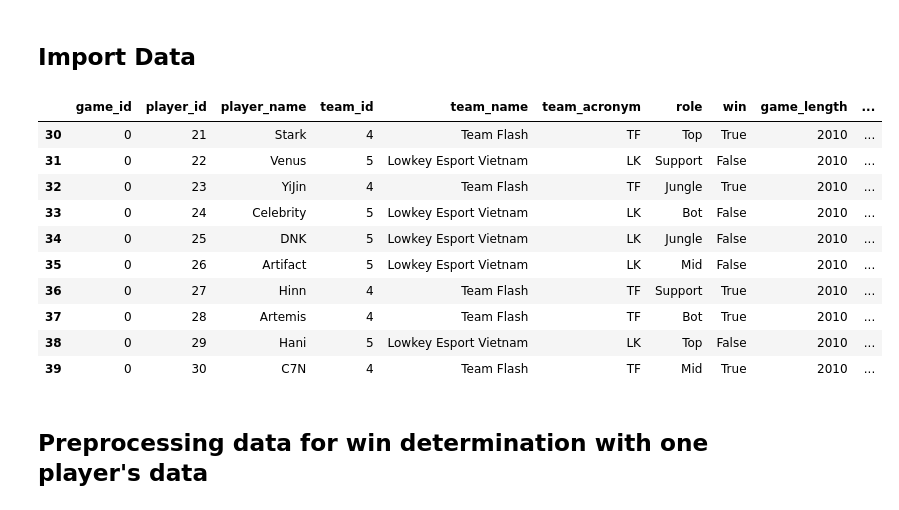
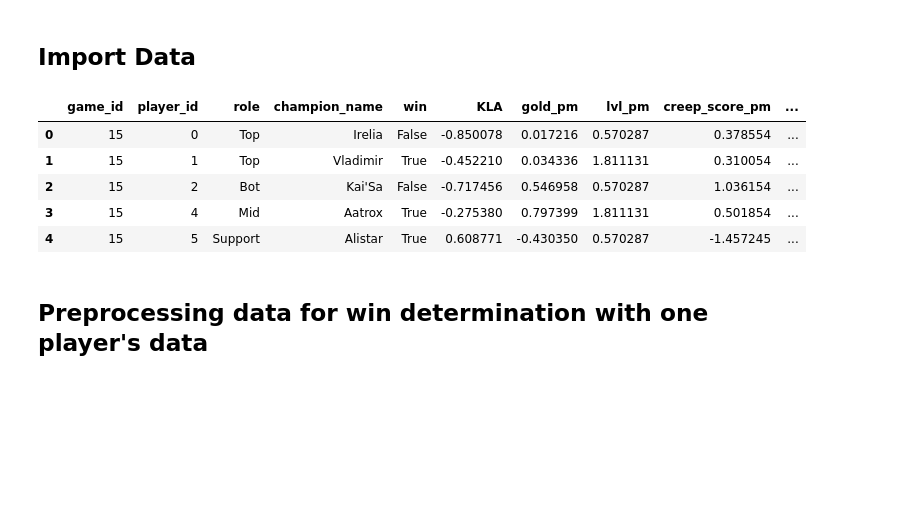
Before and after one commit to ARTHURVANBELLE/AI_LAB_MA1, a Jupyter notebook: models/1_models_win_loose.ipynb, the cells around one changed output. Cells and saved outputs as stored; diff of their text form; code cells hidden in the pictures; blank space fills up the shorter version.

```diff
--- a/models/1_models_win_loose.ipynb
+++ b/models/1_models_win_loose.ipynb
@@ -75,41 +41,22 @@ import xgboost as xgb
 # %% [markdown]
 ## Import Data
 # %%
-df_game_events = pd.read_csv("../data/game_events.csv")
-game_events_features = ['timestamp', 'event_type', 'killer_id', 'killer_name', 'killer_team_id',]
+df_game_players_normalized_features = pd.read_csv("../data/processed/game_players_normalized_features.csv")
+df_game_players_normalized_features.head()
 
-df_game_metadata = pd.read_csv("../data/game_metadata.csv")
-game_metadata_features = ['game_id']
+df_game_players_normalized_features_columns = df_game_players_normalized_features.columns
 
-df_game_players_stats = pd.read_csv("../data/game_players_stats.csv")
-df_game_players_stats.head()
-
-game_players_stats_features_num = ['game_length', 'champion_name', 'tower_kills', 'inhibitor_kills', 'dragon_kills', 'herald_kills', 'baron_kills',
-                               'player_kills', 'player_deaths', 'player_assists','total_minions_killed', 'gold_earned', 'level',
-                               'total_damage_dealt','total_damage_dealt_to_champions', 'total_damage_taken', 'wards_placed',
-                               'largest_killing_spree', 'largest_multi_kill']
-
-game_players_stats_features_by_user_num = ['player_kills', 'player_deaths', 'player_assists', 'total_minions_killed', 'gold_earned', 'level',
-                                            'total_damage_dealt', 'total_damage_dealt_to_champions', 'total_damage_taken', 'wards_placed',
-                                            'largest_killing_spree', 'largest_multi_kill']
-game_players_stats_features_by_user_cat = ['champion_name']
 
 pd.set_option('display.max_columns', None)
 pd.set_option('display.max_rows', None)
-match_players = df_game_players_stats[df_game_players_stats['game_id'] == 0]
-match_players.head(10)
+df_game_players_normalized_features.head()
 # %% [output]
-|  | game_id | player_id | player_name | team_id | team_name | team_acronym | role | win | game_length | ... |
-| 30 | 0 | 21 | Stark | 4 | Team Flash | TF | Top | True | 2010 | ... |
-| 31 | 0 | 22 | Venus | 5 | Lowkey Esport Vietnam | LK | Support | False | 2010 | ... |
-| 32 | 0 | 23 | YiJin | 4 | Team Flash | TF | Jungle | True | 2010 | ... |
-| 33 | 0 | 24 | Celebrity | 5 | Lowkey Esport Vietnam | LK | Bot | False | 2010 | ... |
-| 34 | 0 | 25 | DNK | 5 | Lowkey Esport Vietnam | LK | Jungle | False | 2010 | ... |
-| 35 | 0 | 26 | Artifact | 5 | Lowkey Esport Vietnam | LK | Mid | False | 2010 | ... |
-| 36 | 0 | 27 | Hinn | 4 | Team Flash | TF | Support | True | 2010 | ... |
-| 37 | 0 | 28 | Artemis | 4 | Team Flash | TF | Bot | True | 2010 | ... |
-| 38 | 0 | 29 | Hani | 5 | Lowkey Esport Vietnam | LK | Top | False | 2010 | ... |
-| 39 | 0 | 30 | C7N | 4 | Team Flash | TF | Mid | True | 2010 | ... |
+|  | game_id | player_id | role | champion_name | win | KLA | gold_pm | lvl_pm | creep_score_pm | ... |
+| 0 | 15 | 0 | Top | Irelia | False | -0.850078 | 0.017216 | 0.570287 | 0.378554 | ... |
+| 1 | 15 | 1 | Top | Vladimir | True | -0.452210 | 0.034336 | 1.811131 | 0.310054 | ... |
+| 2 | 15 | 2 | Bot | Kai'Sa | False | -0.717456 | 0.546958 | 0.570287 | 1.036154 | ... |
+| 3 | 15 | 4 | Mid | Aatrox | True | -0.275380 | 0.797399 | 1.811131 | 0.501854 | ... |
+| 4 | 15 | 5 | Support | Alistar | True | 0.608771 | -0.430350 | 0.570287 | -1.457245 | ... |
 # %% [markdown]
 ## Preprocessing data for win determination with one player's data
 # %%
```
Also changed, not shown: parts of 11 cells of this notebook, 7 other files.
